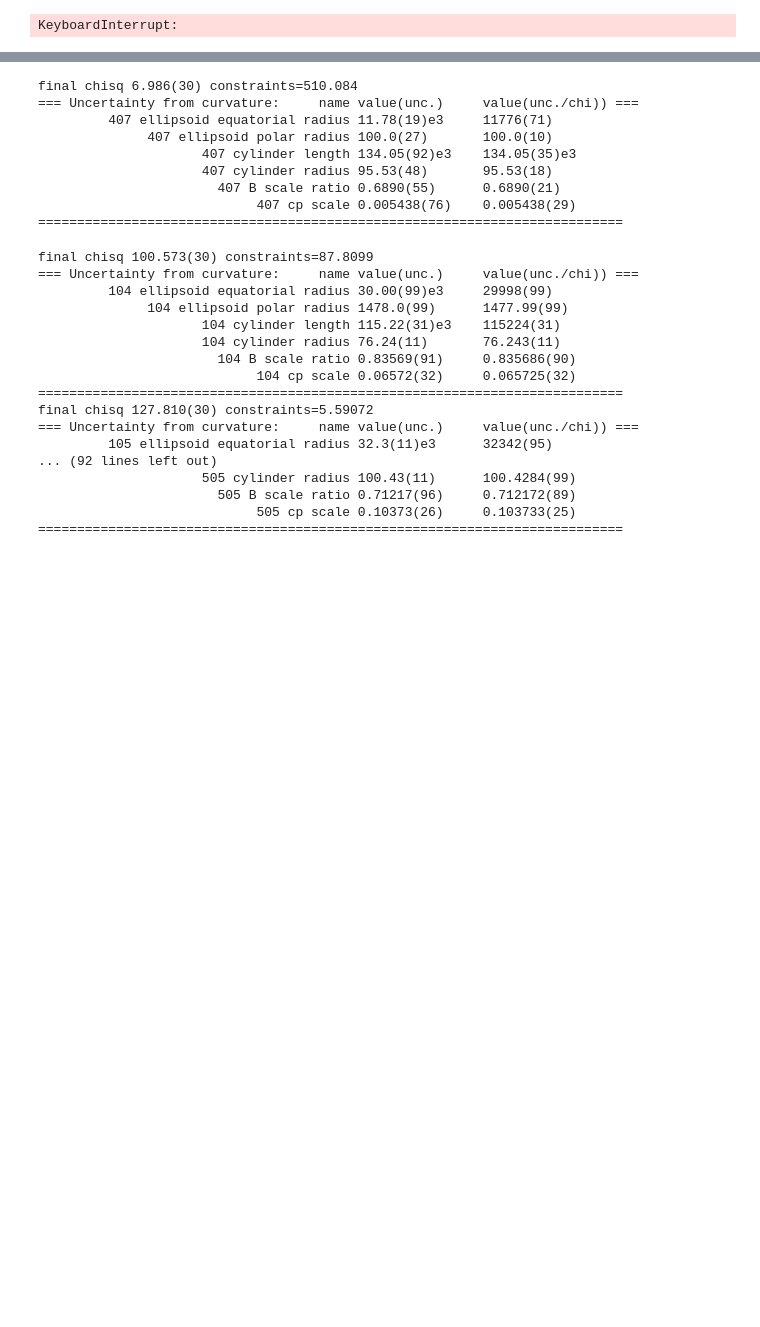
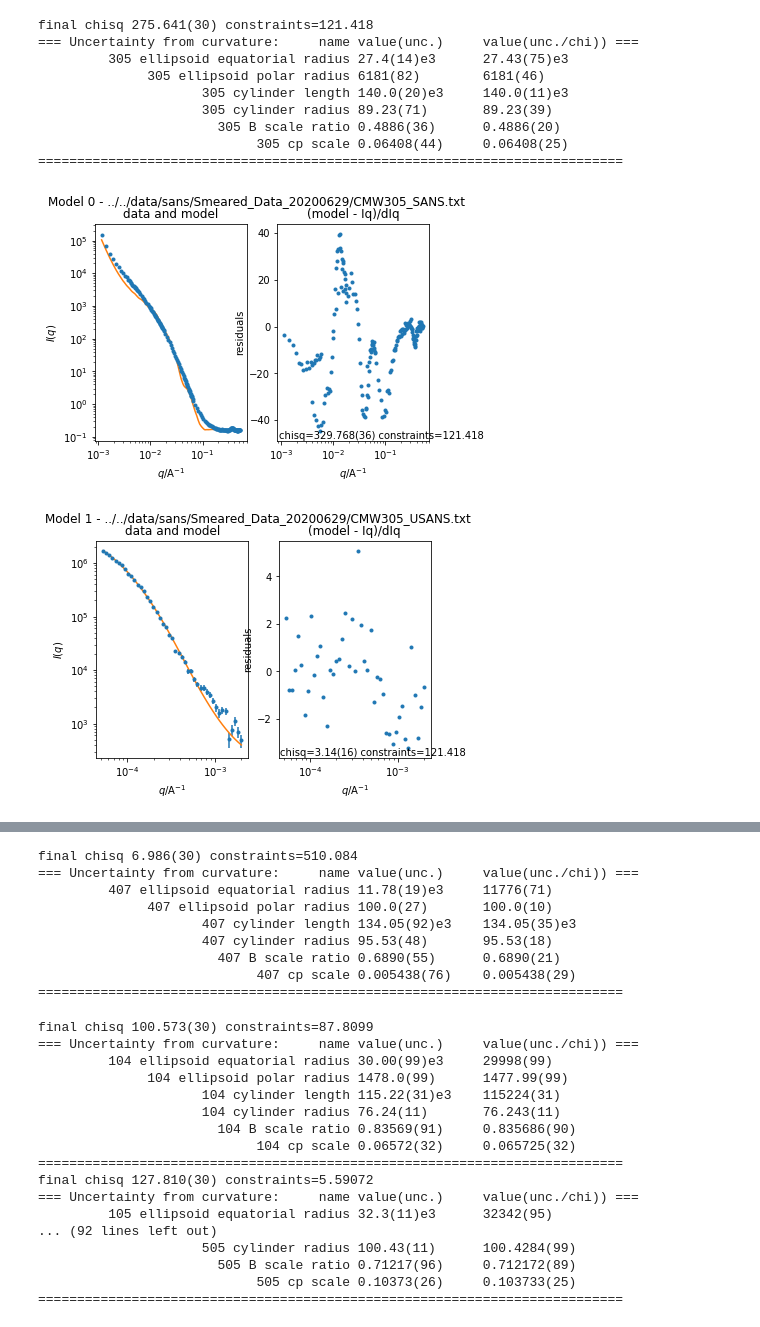
Before and after one commit to pozzo-research-group/c-wolf-blends-morphology, a Jupyter notebook: sans/Sample_Fitting/Fitting_PS_and_Ellipsoid_and_Cylinder.ipynb, the cells around one changed output, grey strips where cells are left out. Cells and saved outputs as stored; diff of their text form; code cells hidden in the pictures; blank space fills up the shorter version.

```diff
--- a/sans/Sample_Fitting/Fitting_PS_and_Ellipsoid_and_Cylinder.ipynb
+++ b/sans/Sample_Fitting/Fitting_PS_and_Ellipsoid_and_Cylinder.ipynb
@@ -178,7 +178,7 @@ def fit_function(
 
     scale_ratio = Parameter(0.8, name=str(key) + ' B scale ratio').range(0,1)
     scale_normal = bumps.bounds.Normal(mean=vol, std=vol_stdev)
-    cp_scale = Parameter(vol*2, name=str(key) + ' cp scale', bounds=scale_normal)
+    cp_scale = Parameter(vol*1.5, name=str(key) + ' cp scale', bounds=scale_normal)
 
     B_scale = scale_ratio * cp_scale
 
@@ -259,7 +259,7 @@ def fit_function(
 
     experiment = [sans_experiment, usans_experiment]
 
-    problem=FitProblem(experiment)
+    problem=FitProblem(experiment, weights=[0.1,0.9])
 
     result=fit(problem, method='lm', verbose=True)
 
@@ -270,23 +270,33 @@ def fit_function(
 # %%
 os.makedirs('../../data/sans/Sample_Fitting/fitting_results/ps_ellipsoid_cylinder_lm/',exist_ok=True)
 
-#all_problems = {}
+all_problems = {}
 
 new_keys = run_keys[4:9]
 
 #for key in new_keys:
-for key in [405]:
+for key in [305]:
 
     problem, result = fit_function(key, sans_data, usans_data, actual_vol, actual_stdev_vol, backgrounds, avg_scale, avg_rg, ps_s, ps_porod_exp, slds, cps, matrix)
     problem.plot()
-#     all_problems[key] = (problem, result)
+    all_problems[key] = (problem, result)
 
 #     params = [str(key) + ' ellipsoid equatorial radius',str(key) + ' ellipsoid polar radius',str(key)+' cylinder length',str(key) + ' cylinder radius',str(key) + ' B scale ratio',str(key) + ' cp scale']
 #     params = np.array(params)
 
 #     save_results = result.x.astype(str)
 #     save_results_dx = result.dx.astype(str)
 
 #     np.savetxt('../../data/sans/Sample_Fitting/fitting_results/ps_ellipsoid_cylinder_lm/CMW' + str(key) + '_results.csv', np.vstack((params,save_results,save_results_dx)).T, delimiter=',', fmt='%s')
 # %% [output]
-KeyboardInterrupt:
+final chisq 275.641(30) constraints=121.418
+=== Uncertainty from curvature:     name value(unc.)     value(unc./chi)) ===
+         305 ellipsoid equatorial radius 27.4(14)e3      27.43(75)e3
+              305 ellipsoid polar radius 6181(82)        6181(46)
+                     305 cylinder length 140.0(20)e3     140.0(11)e3
+                     305 cylinder radius 89.23(71)       89.23(39)
+                       305 B scale ratio 0.4886(36)      0.4886(20)
+                            305 cp scale 0.06408(44)     0.06408(25)
+===========================================================================
+[figure, added]
+[figure, added]
```
Also changed, not shown: parts of 2 cells of this notebook, 5 other files.
